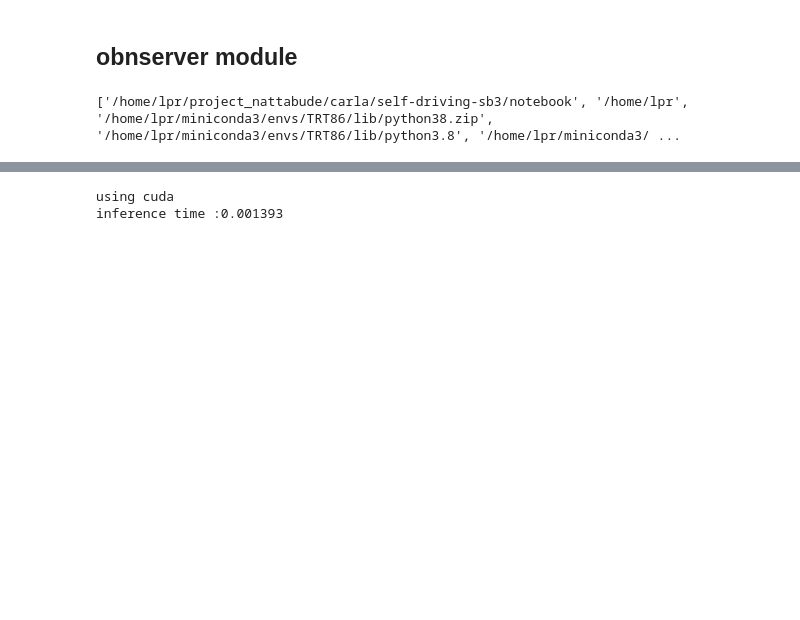
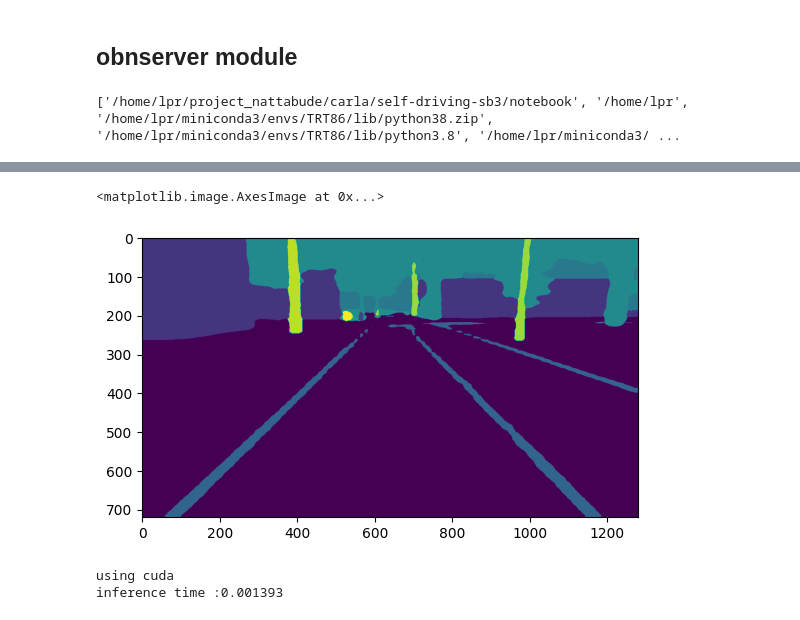
Before and after one commit to PoohNB/self-driving-sb3, a Jupyter notebook: notebook/test_module.ipynb, the cells around one changed output, grey strips where cells are left out. Saved outputs shown, nothing was run; the diff lists cells and outputs as text; code cells hidden in the pictures; blank space fills up the shorter version.

```diff
--- a/notebook/test_module.ipynb
+++ b/notebook/test_module.ipynb
@@ -245,7 +247,14 @@ inference time :0.002358
 # %%
 
-img1 = cv2.cvtColor(cv2.imread("../data/raw_4cams/front_checked/1810.jpg"),cv2.COLOR_BGR2RGB)
-img2 = cv2.cvtColor(cv2.imread("../data/raw_4cams/front_checked/1810.jpg"),cv2.COLOR_BGR2RGB)
+img1 = cv2.cvtColor(cv2.imread("../env_photo/20240614_182152_raw_image_0.png"),cv2.COLOR_BGR2RGB)
+img2 = cv2.cvtColor(cv2.imread("../env_photo/20240614_182154_raw_image_0.png"),cv2.COLOR_BGR2RGB)
+# %%
+seg_model.apply_label_mapping(None)
 # %%
-seg_maps = seg_model([img1,img2])
+seg_maps = seg_model([img2])
 encoded = vae_encoder(seg_maps)
+# %%
+plt.imshow(seg_maps[0])
+# %% [output]
+<matplotlib.image.AxesImage at 0x...>
+[figure, added]
```
Also changed, not shown: parts of 3 cells of this notebook, 35 other files.
